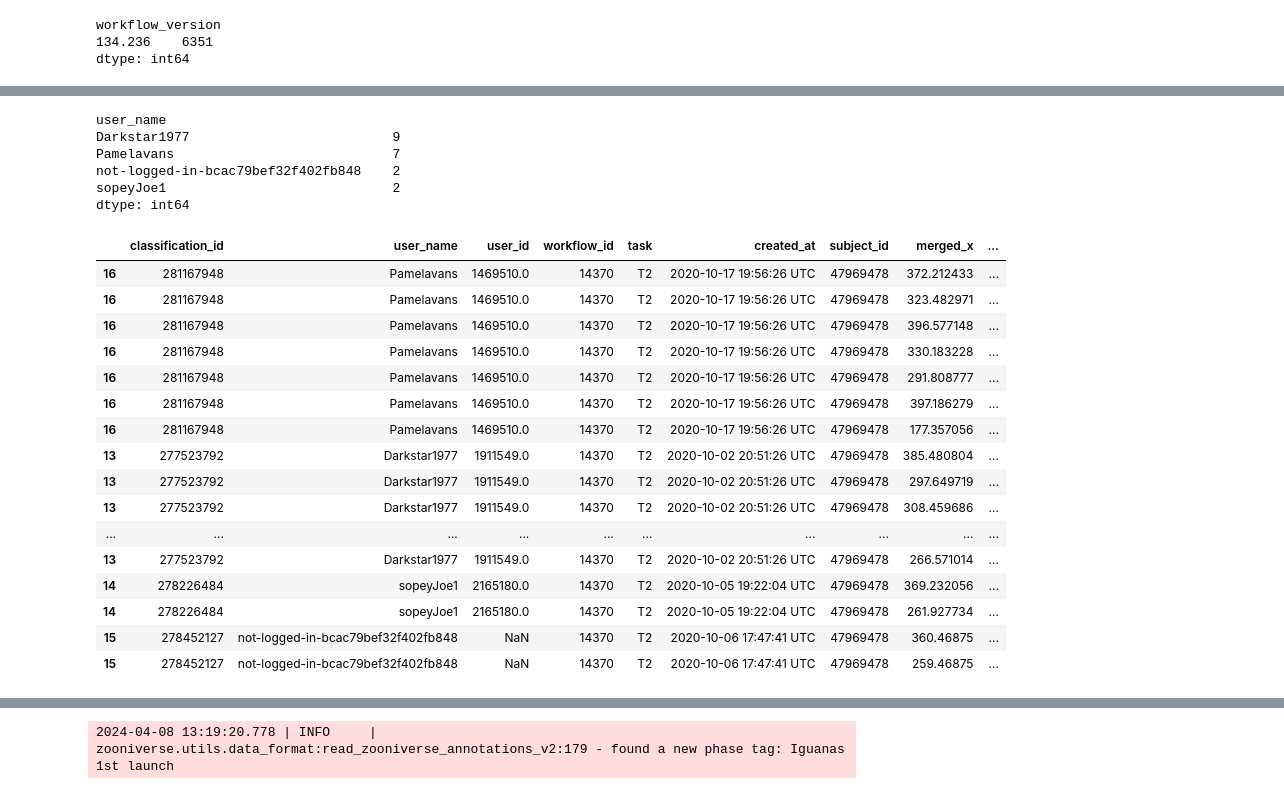
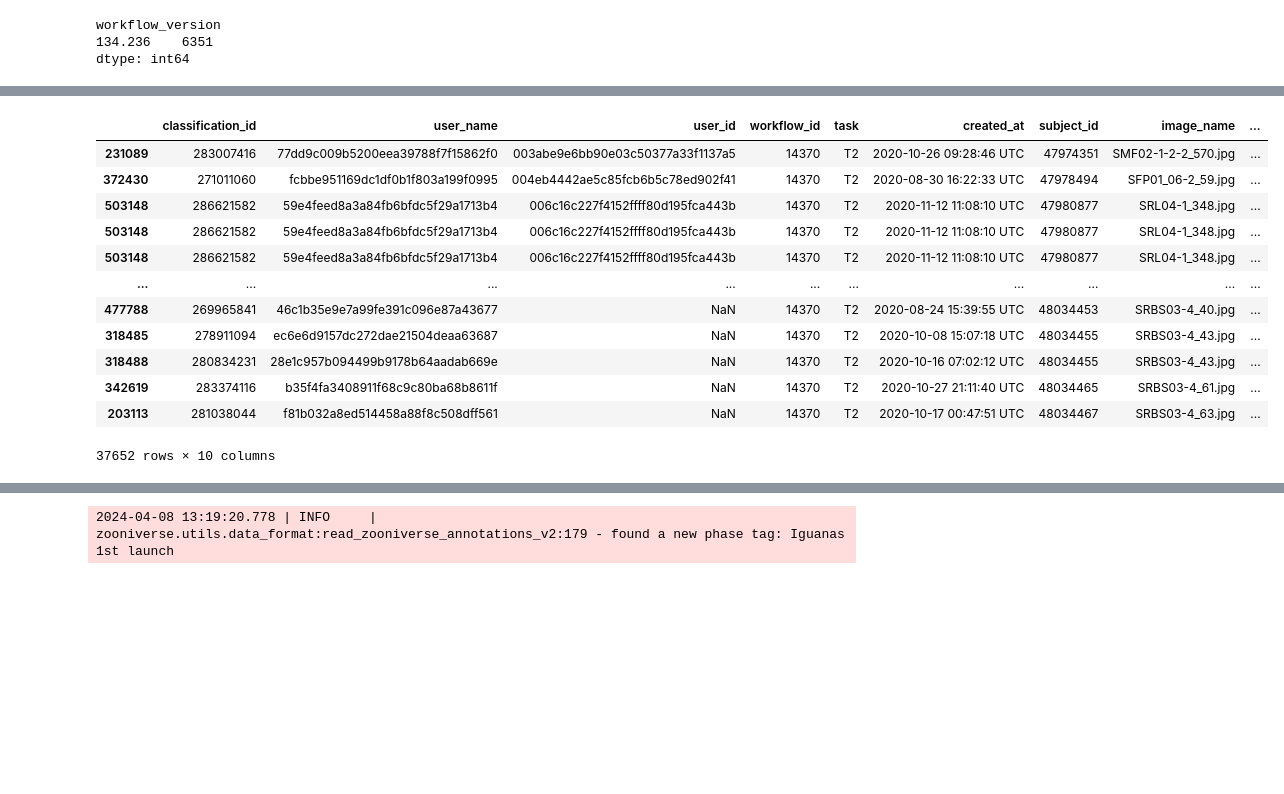
Before and after one commit to cwinkelmann/iguanas-from-above-zooniverse, a Jupyter notebook: Workflow_comparison.ipynb, the cells around one changed output, grey strips where cells are left out. Saved outputs shown, nothing was run; the diff lists cells and outputs as text; code cells hidden in the pictures; blank space fills up the shorter version.

Commit message:
steps for the generic data prep of the zooniverse data

```diff
--- a/Workflow_comparison.ipynb
+++ b/Workflow_comparison.ipynb
@@ -176,6 +314,6 @@ df_panotes_point_extractor[(df_panotes_point_extractor.subject_id == subject_id_
 # %%
 df_panotes_point_extractor_r = df_panotes_point_extractor[
-    (df_panotes_point_extractor.subject_id == subject_id_2) &
+    # (df_panotes_point_extractor.subject_id == subject_id_2) &  # filter for this subject_id only
     (df_panotes_point_extractor.task == "T2")
     # & (df_panotes_point_extractor.user_name == "jickjack")
 ]
@@ -217,11 +355,6 @@ Is "Could be an iguana, not sure" included in the study?
 # %%
 # create a flat from that.
 from ast import literal_eval
-
-# including partial iguana == data.frame0.T2_tool3
-# columns_keep_x = ['data.frame0.T2_tool0_x', 'data.frame0.T2_tool1_x', 'data.frame0.T2_tool2_x', 'data.frame0.T2_tool3_x', 'data.frame0.T2_tool4_x']
-# columns_keep_y = ['data.frame0.T2_tool0_y', 'data.frame0.T2_tool1_y', 'data.frame0.T2_tool2_y', 'data.frame0.T2_tool3_y', 'data.frame0.T2_tool4_y']
-
 
 columns_keep_x = ['data.frame0.T2_tool0_x', 'data.frame0.T2_tool1_x', 'data.frame0.T2_tool2_x', 'data.frame0.T2_tool4_x']
 columns_keep_y = ['data.frame0.T2_tool0_y', 'data.frame0.T2_tool1_y', 'data.frame0.T2_tool2_y', 'data.frame0.T2_tool4_y']
@@ -233,12 +366,12 @@ for col in columns_keep_x + columns_keep_y:
     df_panotes_point_extractor_r[col] = df_panotes_point_extractor_r[col].apply(lambda x: literal_eval(x) if pd.notnull(x) else [])
 
 # Merge the lists in 'x' and 'y' coordinates
-df_panotes_point_extractor_r['merged_x'] = df_panotes_point_extractor_r[columns_keep_x].values.tolist()
-df_panotes_point_extractor_r['merged_y'] = df_panotes_point_extractor_r[columns_keep_y].values.tolist()
+df_panotes_point_extractor_r['x'] = df_panotes_point_extractor_r[columns_keep_x].values.tolist()
+df_panotes_point_extractor_r['y'] = df_panotes_point_extractor_r[columns_keep_y].values.tolist()
 
 # Flatten the lists in each row for 'x' and 'y'
-df_panotes_point_extractor_r['merged_x'] = df_panotes_point_extractor_r['merged_x'].apply(lambda x: [item for sublist in x for item in sublist])
-df_panotes_point_extractor_r['merged_y'] = df_panotes_point_extractor_r['merged_y'].apply(lambda x: [item for sublist in x for item in sublist])
+df_panotes_point_extractor_r['x'] = df_panotes_point_extractor_r['x'].apply(lambda x: [item for sublist in x for item in sublist])
+df_panotes_point_extractor_r['y'] = df_panotes_point_extractor_r['y'].apply(lambda x: [item for sublist in x for item in sublist])
 
 # Explode the DataFrame to separate rows for each x, y pair
 # Note: This requires pandas >= 0.25 for simultaneous explode
@@ -286,8 +414,9 @@ See the caveats in the documentation: https://pandas.pydata.org/pandas-docs/stab
 # %%
-df_panotes_point_extractor_r = df_panotes_point_extractor_r[['classification_id', 'user_name', 'user_id', 'workflow_id', 'task',
-       'created_at', 'subject_id', 'merged_x',
-       'merged_y'
-]].reset_index(drop=True)
+df_panotes_point_extractor_r = df_panotes_point_extractor_r[
+    ['classification_id', 'user_name', 'user_id', 'workflow_id', 'task',
+     'created_at', 'subject_id', "image_name",
+     'x', 'y'
+     ]].reset_index(drop=True)
 
 df_panotes_point_extractor_r
 # %% [output]
@@ -311,32 +436,20 @@ df_panotes_point_extractor_r
 # %%
-df_panotes_point_extractor_r_ex = df_panotes_point_extractor_r.apply(lambda x: x.explode() if x.name in ['merged_x', 'merged_y'] else x)
+df_panotes_point_extractor_r_ex = df_panotes_point_extractor_r.apply(lambda x: x.explode() if x.name in ['x', 'y'] else x)
-# %%
-df_panotes_point_extractor_r_ex.dropna(subset=['merged_x', 'merged_y'], how='all').groupby('user_name').size()
-# %% [output]
-user_name
-Darkstar1977                          9
-Pamelavans                            7
-not-logged-in-bcac79bef32f402fb848    2
-sopeyJoe1                             2
-dtype: int64
 # %%
-df_panotes_point_extractor_r_ex_droped = df_panotes_point_extractor_r_ex.dropna(subset=['merged_x', 'merged_y'], how='all').sort_values(by=['user_id', 'subject_id', 'task', 'created_at'])
-df_panotes_point_extractor_r_ex_droped
+# images with no marks have NaN values in the 'merged_x' and 'merged_y' columns
+df_panotes_point_extractor_r_ex_dropped = df_panotes_point_extractor_r_ex.dropna(subset=['x', 'y'], how='all').sort_values(by=['user_id', 'subject_id', 'task', 'created_at'])
+df_panotes_point_extractor_r_ex_dropped
 # %% [output]
-|  | classification_id | user_name | user_id | workflow_id | task | created_at | subject_id | merged_x | ... |
-| 16 | 281167948 | Pamelavans | 1469510.0 | 14370 | T2 | 2020-10-17 19:56:26 UTC | 47969478 | 372.212433 | ... |
-| 16 | 281167948 | Pamelavans | 1469510.0 | 14370 | T2 | 2020-10-17 19:56:26 UTC | 47969478 | 323.482971 | ... |
-| 16 | 281167948 | Pamelavans | 1469510.0 | 14370 | T2 | 2020-10-17 19:56:26 UTC | 47969478 | 396.577148 | ... |
-| 16 | 281167948 | Pamelavans | 1469510.0 | 14370 | T2 | 2020-10-17 19:56:26 UTC | 47969478 | 330.183228 | ... |
-| 16 | 281167948 | Pamelavans | 1469510.0 | 14370 | T2 | 2020-10-17 19:56:26 UTC | 47969478 | 291.808777 | ... |
-| 16 | 281167948 | Pamelavans | 1469510.0 | 14370 | T2 | 2020-10-17 19:56:26 UTC | 47969478 | 397.186279 | ... |
-| 16 | 281167948 | Pamelavans | 1469510.0 | 14370 | T2 | 2020-10-17 19:56:26 UTC | 47969478 | 177.357056 | ... |
-| 13 | 277523792 | Darkstar1977 | 1911549.0 | 14370 | T2 | 2020-10-02 20:51:26 UTC | 47969478 | 385.480804 | ... |
-| 13 | 277523792 | Darkstar1977 | 1911549.0 | 14370 | T2 | 2020-10-02 20:51:26 UTC | 47969478 | 297.649719 | ... |
-| 13 | 277523792 | Darkstar1977 | 1911549.0 | 14370 | T2 | 2020-10-02 20:51:26 UTC | 47969478 | 308.459686 | ... |
+|  | classification_id | user_name | user_id | workflow_id | task | created_at | subject_id | image_name | ... |
+| 231089 | 283007416 | 77dd9c009b5200eea39788f7f15862f0 | 003abe9e6bb90e03c50377a33f1137a5 | 14370 | T2 | 2020-10-26 09:28:46 UTC | 47974351 | SMF02-1-2-2_570.jpg | ... |
+| 372430 | 271011060 | fcbbe951169dc1df0b1f803a199f0995 | 004eb4442ae5c85fcb6b5c78ed902f41 | 14370 | T2 | 2020-08-30 16:22:33 UTC | 47978494 | SFP01_06-2_59.jpg | ... |
+| 503148 | 286621582 | 59e4feed8a3a84fb6bfdc5f29a1713b4 | 006c16c227f4152ffff80d195fca443b | 14370 | T2 | 2020-11-12 11:08:10 UTC | 47980877 | SRL04-1_348.jpg | ... |
+| 503148 | 286621582 | 59e4feed8a3a84fb6bfdc5f29a1713b4 | 006c16c227f4152ffff80d195fca443b | 14370 | T2 | 2020-11-12 11:08:10 UTC | 47980877 | SRL04-1_348.jpg | ... |
+| 503148 | 286621582 | 59e4feed8a3a84fb6bfdc5f29a1713b4 | 006c16c227f4152ffff80d195fca443b | 14370 | T2 | 2020-11-12 11:08:10 UTC | 47980877 | SRL04-1_348.jpg | ... |
 | ... | ... | ... | ... | ... | ... | ... | ... | ... | ... |
-| 13 | 277523792 | Darkstar1977 | 1911549.0 | 14370 | T2 | 2020-10-02 20:51:26 UTC | 47969478 | 266.571014 | ... |
-| 14 | 278226484 | sopeyJoe1 | 2165180.0 | 14370 | T2 | 2020-10-05 19:22:04 UTC | 47969478 | 369.232056 | ... |
-| 14 | 278226484 | sopeyJoe1 | 2165180.0 | 14370 | T2 | 2020-10-05 19:22:04 UTC | 47969478 | 261.927734 | ... |
-| 15 | 278452127 | not-logged-in-bcac79bef32f402fb848 | NaN | 14370 | T2 | 2020-10-06 17:47:41 UTC | 47969478 | 360.46875 | ... |
-| 15 | 278452127 | not-logged-in-bcac79bef32f402fb848 | NaN | 14370 | T2 | 2020-10-06 17:47:41 UTC | 47969478 | 259.46875 | ... |
+| 477788 | 269965841 | 46c1b35e9e7a99fe391c096e87a43677 | NaN | 14370 | T2 | 2020-08-24 15:39:55 UTC | 48034453 | SRBS03-4_40.jpg | ... |
+| 318485 | 278911094 | ec6e6d9157dc272dae21504deaa63687 | NaN | 14370 | T2 | 2020-10-08 15:07:18 UTC | 48034455 | SRBS03-4_43.jpg | ... |
+| 318488 | 280834231 | 28e1c957b094499b9178b64aadab669e | NaN | 14370 | T2 | 2020-10-16 07:02:12 UTC | 48034455 | SRBS03-4_43.jpg | ... |
+| 342619 | 283374116 | b35f4fa3408911f68c9c80ba68b8611f | NaN | 14370 | T2 | 2020-10-27 21:11:40 UTC | 48034465 | SRBS03-4_61.jpg | ... |
+| 203113 | 281038044 | f81b032a8ed514458a88f8c508dff561 | NaN | 14370 | T2 | 2020-10-17 00:47:51 UTC | 48034467 | SRBS03-4_63.jpg | ... |
+37652 rows × 10 columns
```
Also changed, not shown: parts of 30 cells of this notebook, 4 other files.
